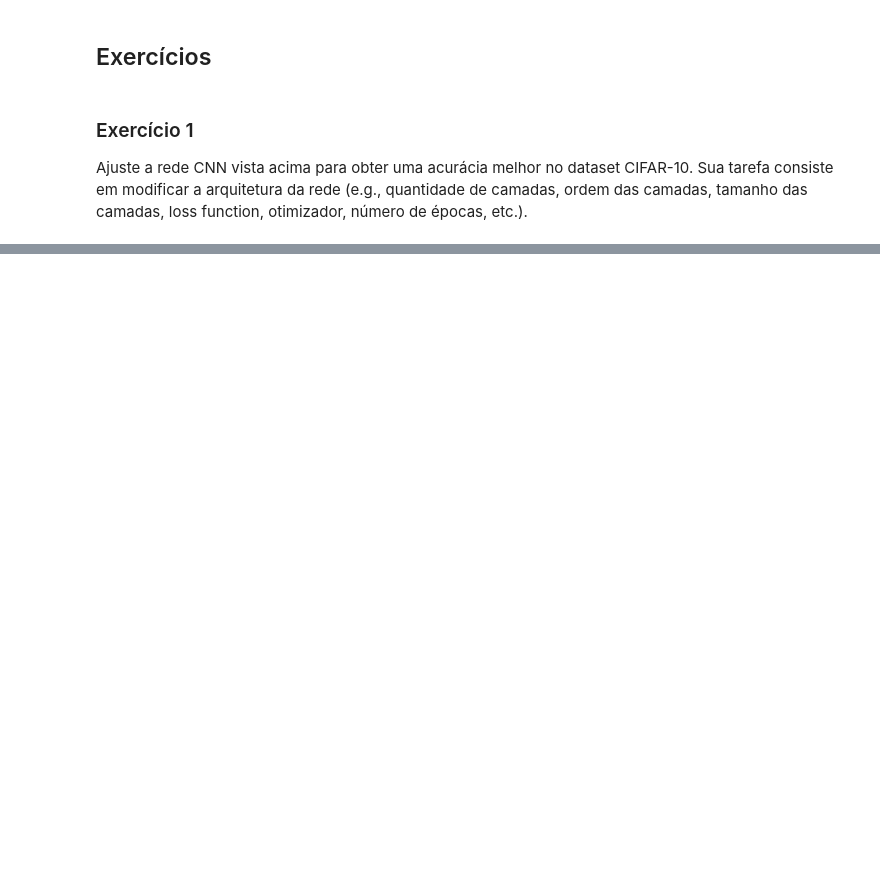
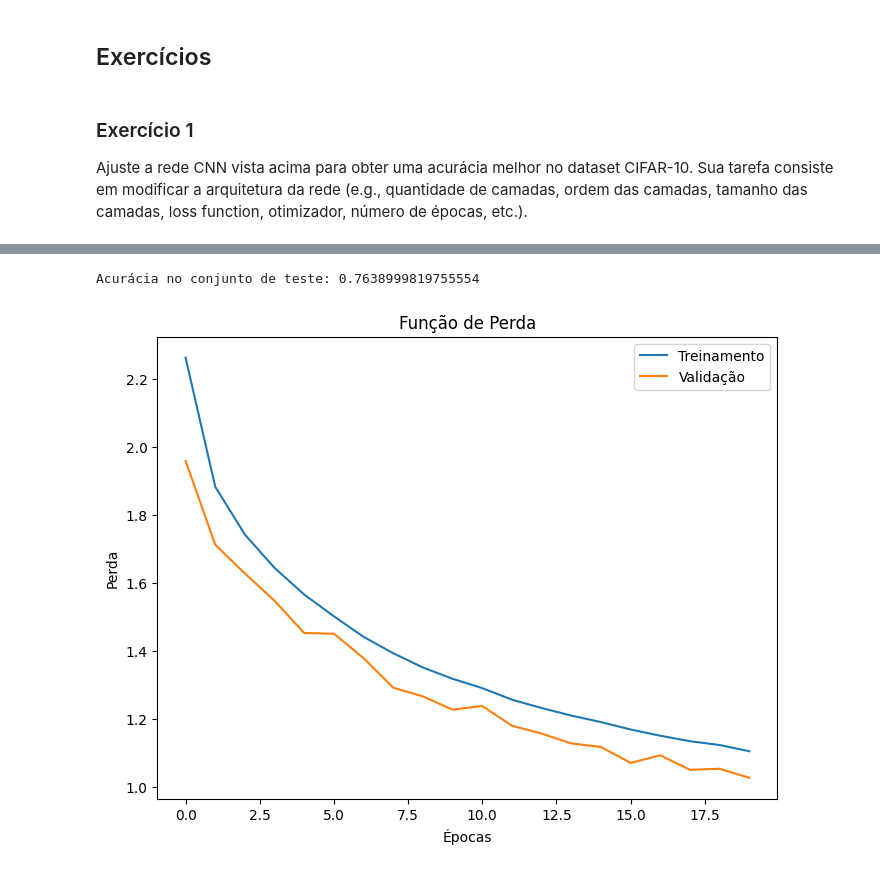
Before and after one commit to DiogoGDF/AI, a Jupyter notebook: Modulo6.ipynb, the cells around one changed output, grey strips where cells are left out. Drawn from its saved outputs; the diff is of its cells as text; code cells hidden in the pictures; blank space fills up the shorter version.

```diff
--- a/Modulo6.ipynb
+++ b/Modulo6.ipynb
@@ -161,0 +329,22 @@ Ajuste a rede CNN vista acima para obter uma acurácia melhor no dataset CIFAR-1
+# %%
+optimizer = Adam(learning_rate=0.0001)
+
+model.compile(loss=tf.keras.losses.CategoricalCrossentropy(label_smoothing=0.1),
+              optimizer=optimizer,
+              metrics=['accuracy'])
+# %%
+checkpointer = ModelCheckpoint(filepath='best_model.keras', verbose=1, save_best_only=True)
+
+early_stopping = EarlyStopping(monitor='val_loss', patience=15, verbose=1)
+
+reduce_lr = ReduceLROnPlateau(monitor='val_loss', factor=0.1, patience=10, verbose=1)
+# %%
+epochs = 20
+batch_size = 64
+
+history = model.fit(x_train, y_train,
+                    batch_size=batch_size,
+                    epochs=epochs,
+                    validation_data=(x_valid, y_valid),
+                    callbacks=[checkpointer, early_stopping, reduce_lr],
+                    verbose=1)
@@ -161,0 +369,18 @@ Ajuste a rede CNN vista acima para obter uma acurácia melhor no dataset CIFAR-1
+# %%
+model.load_weights('best_model.keras')
+
+score = model.evaluate(x_test, y_test, verbose=0)
+print('Acurácia no conjunto de teste:', score[1])
+# %% [output]
+Acurácia no conjunto de teste: 0.7638999819755554
+# %%
+plt.figure(figsize=(8, 6))
+plt.plot(history.history['loss'], label='Treinamento')
+plt.plot(history.history['val_loss'], label='Validação')
+plt.title('Função de Perda')
+plt.xlabel('Épocas')
+plt.ylabel('Perda')
+plt.legend()
+plt.show()
+# %% [output]
+[figure, added]
```
Also changed, not shown: parts of 18 cells of this notebook.
